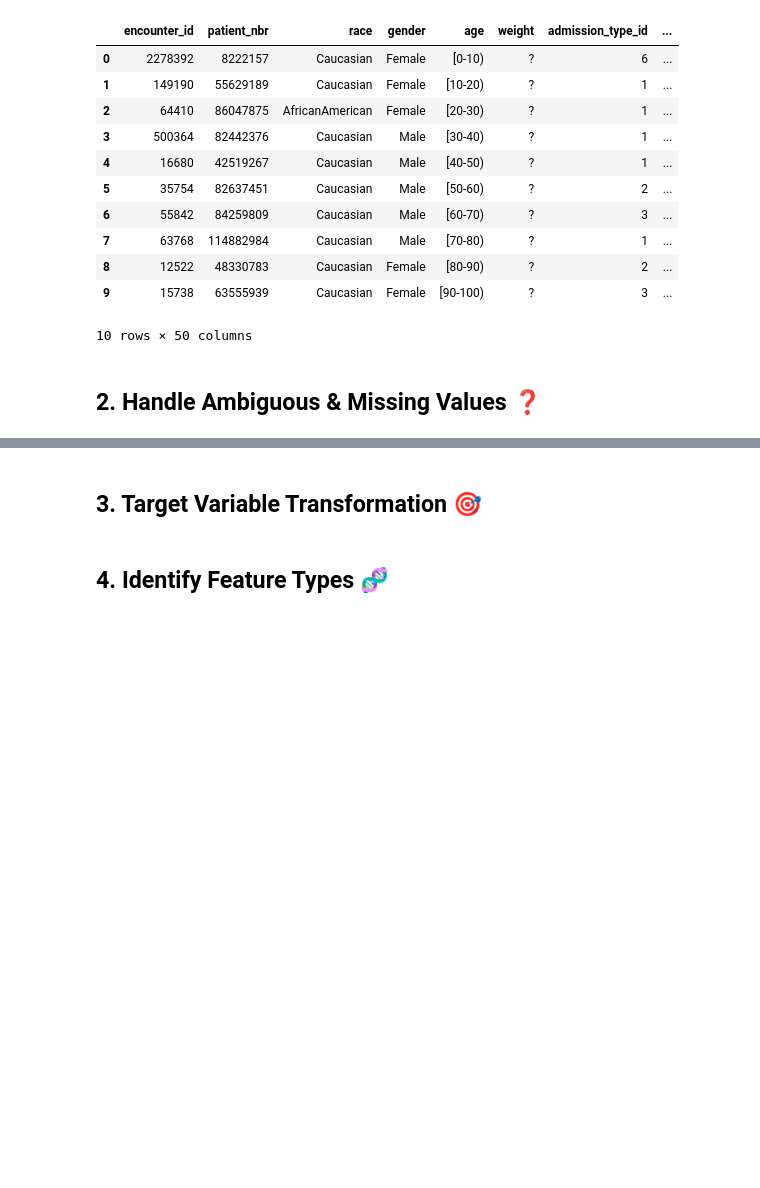
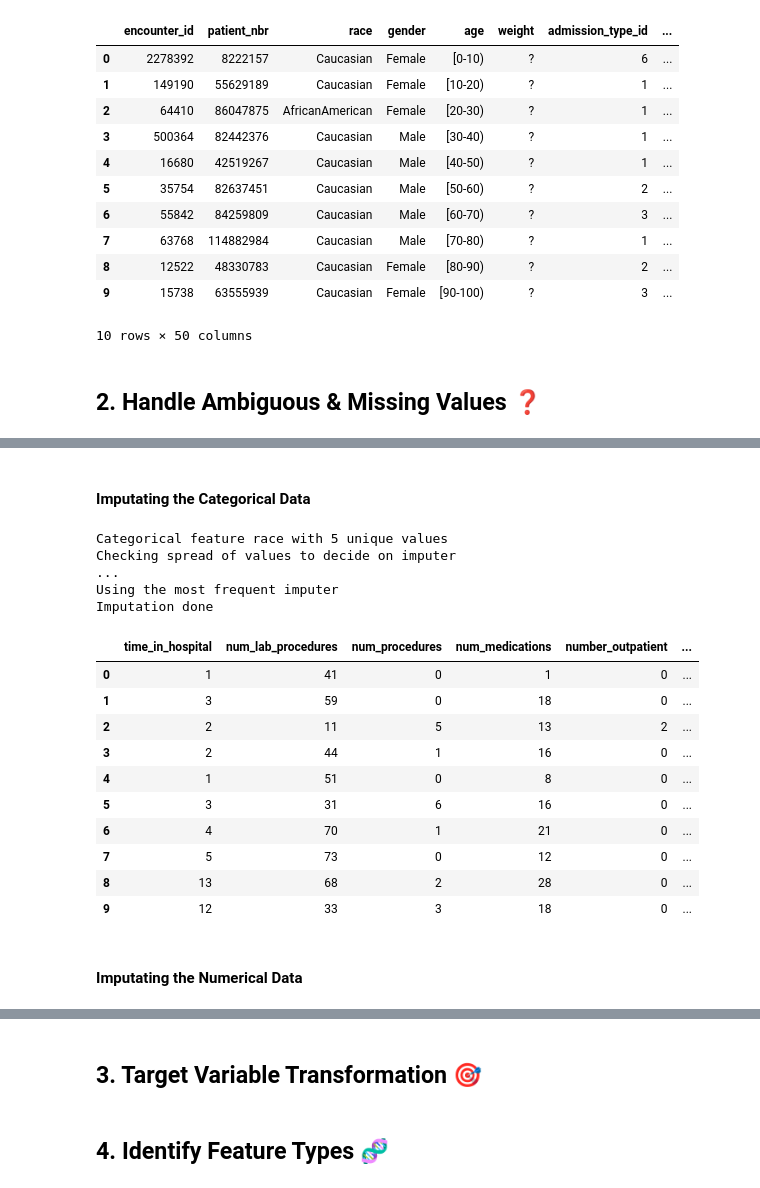
Before and after one commit to luckypantss/Diabetes-readmission-ml-pipeline, a Jupyter notebook: notebooks/02_preprocessing_and_feature_engineering.ipynb, the cells around one changed output, grey strips where cells are left out. Drawn from its saved outputs; the diff is of its cells as text; code cells hidden in the pictures; blank space fills up the shorter version.

```diff
--- a/notebooks/02_preprocessing_and_feature_engineering.ipynb
+++ b/notebooks/02_preprocessing_and_feature_engineering.ipynb
@@ -82,0 +238,59 @@ df_copy.head(10)
+# %% [markdown]
+#### Imputating the Categorical Data
+# %%
+# Looping through the categorical features to check if they need imputation.
+# If needed, then the loop will dynamically check which imputer to use based on the number of unique values.
+for col in df_categorical.columns:
+    if df_categorical[col].isnull().sum() > 0:
+
+        if df_categorical[col].nunique() <= 2:
+            print(f'Binary feature {col} with {df_categorical[col].nunique()} unique values')
+            print('Using the most frequent imputer\n')
+            imputer = SimpleImputer(strategy='most_frequent')
+
+        elif df_categorical[col].nunique() < 10 and df_categorical[col].nunique() > 2:
+            print(f'Categorical feature {col} with {df_categorical[col].nunique()} unique values')
+            print('Checking spread of values to decide on imputer')
+            print('...')
+
+            # Check the spread of values and their ratio of missing values
+            value_counts = df_categorical[col].value_counts(normalize=True)
+            na_ratio = df_categorical[col].isna().mean()
+
+            # Creating a decision tree for which imputer to use based on the spread of values and the ratio of missing values.
+            if value_counts.max() > 0.6 and na_ratio <= 0.05:
+                print('Using the most frequent imputer')
+                imputer = SimpleImputer(strategy='most_frequent')
+            else:
+                print('Using the missing value imputer')
+                imputer = SimpleImputer(strategy='constant', fill_value='missing')
+        else:
+            print(f'Continuous feature {col} with {df_categorical[col].nunique()} unique values')
+            print('Using missing value imputer')
+            imputer = SimpleImputer(strategy='constant', fill_value='missing')
+
+        # Imputing the missing values
+        df_categorical.loc[:, col] = imputer.fit_transform(df_categorical[[col]]).ravel()
+        print('Imputation done\n')
+# %% [output]
+Categorical feature race with 5 unique values
+Checking spread of values to decide on imputer
+...
+Using the most frequent imputer
+Imputation done
+# %%
+df_numerical.head(10)
+# %% [output]
+|  | time_in_hospital | num_lab_procedures | num_procedures | num_medications | number_outpatient | ... |
+| 0 | 1 | 41 | 0 | 1 | 0 | ... |
+| 1 | 3 | 59 | 0 | 18 | 0 | ... |
+| 2 | 2 | 11 | 5 | 13 | 2 | ... |
+| 3 | 2 | 44 | 1 | 16 | 0 | ... |
+| 4 | 1 | 51 | 0 | 8 | 0 | ... |
+| 5 | 3 | 31 | 6 | 16 | 0 | ... |
+| 6 | 4 | 70 | 1 | 21 | 0 | ... |
+| 7 | 5 | 73 | 0 | 12 | 0 | ... |
+| 8 | 13 | 68 | 2 | 28 | 0 | ... |
+| 9 | 12 | 33 | 3 | 18 | 0 | ... |
+# %% [markdown]
+#### Imputating the Numerical Data
```
Also changed, not shown: parts of 19 cells of this notebook.
